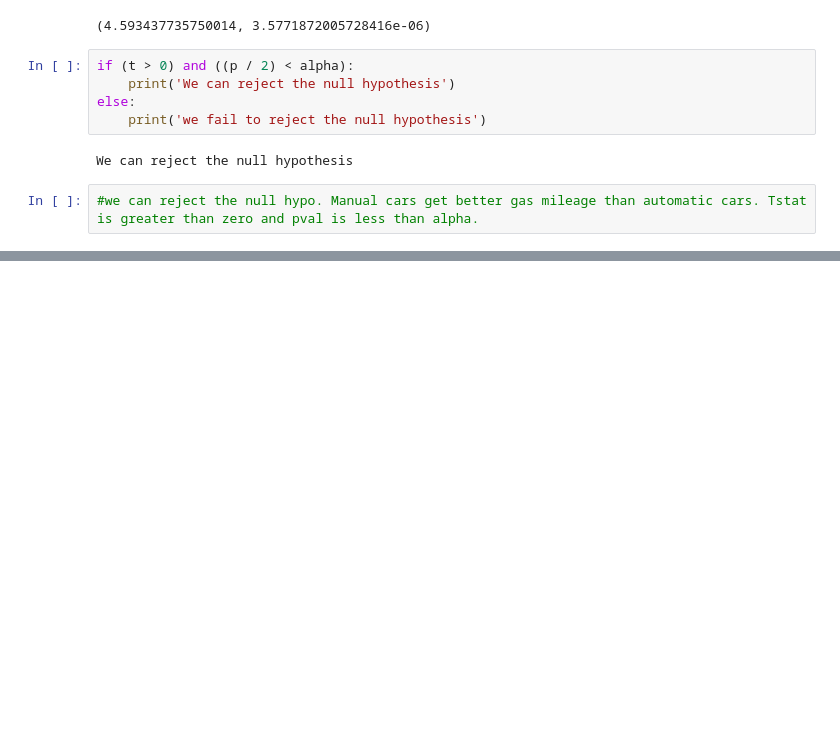
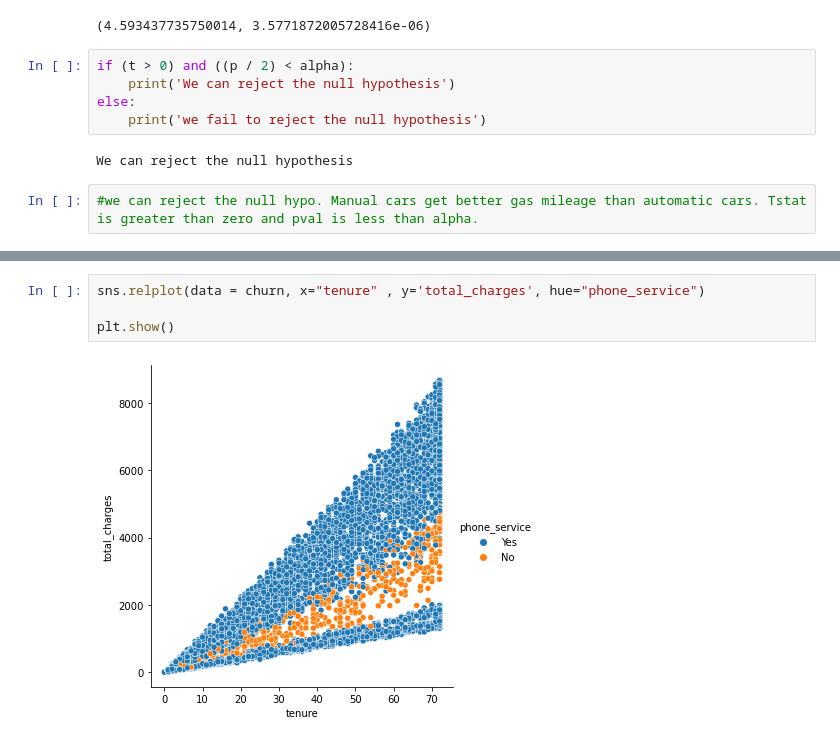
Before and after one commit to OKPTaylor/statistics-exercises, a Jupyter notebook: hypothesis_testing.ipynb, the cells around one changed output, grey strips where cells are left out. Cells and saved outputs as stored; diff of their text form; blank space fills up the shorter version.

```diff
--- a/hypothesis_testing.ipynb
+++ b/hypothesis_testing.ipynb
@@ -239,0 +312,6 @@ We can reject the null hypothesis
+# %%
+sns.relplot(data = churn, x="tenure" , y='total_charges', hue="phone_service")
+
+plt.show()
+# %% [output]
+[figure, added]
```
Also changed, not shown: parts of 58 cells of this notebook.
